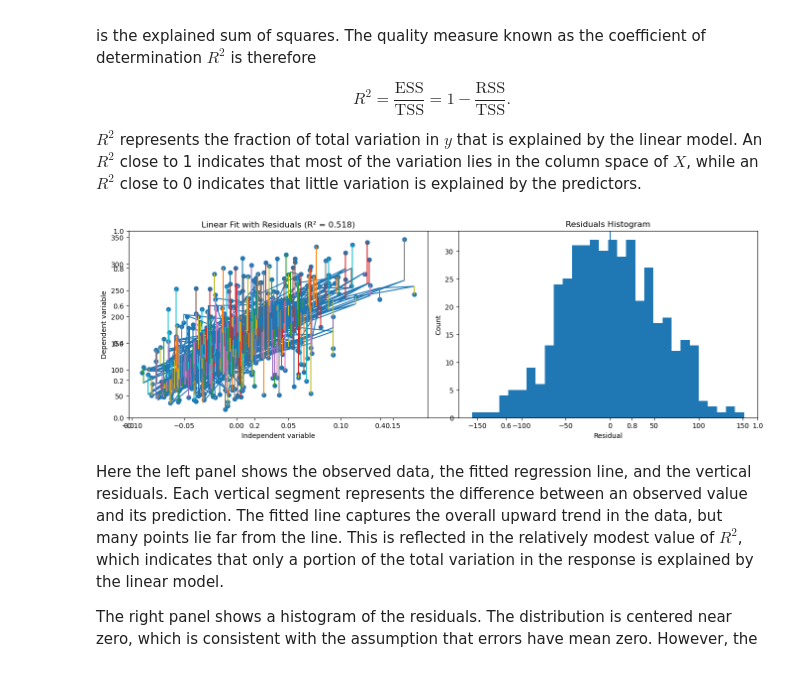
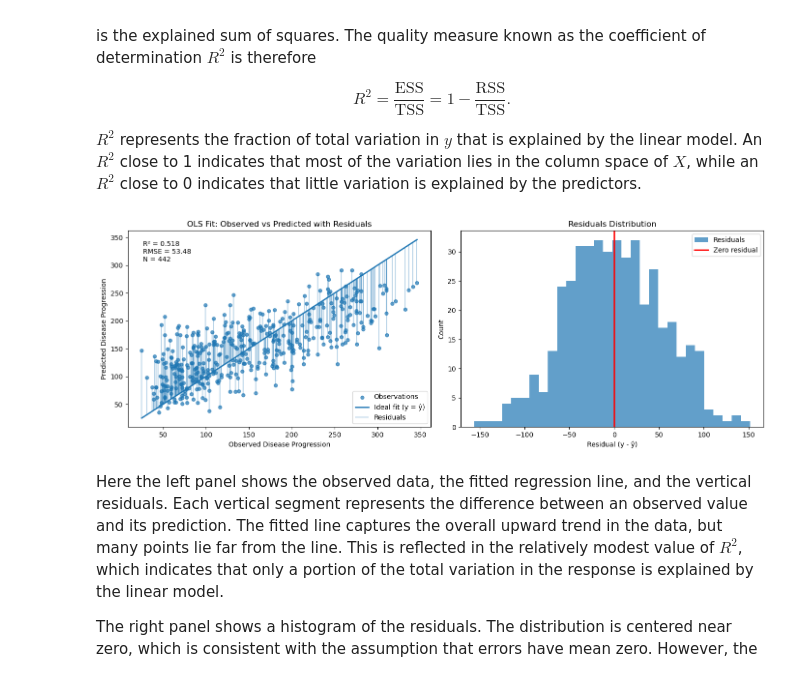
Before and after one commit to adamd1985/quant_research, a Jupyter notebook: deep_linear_regression.ipynb, the cells around one changed output. Cells and saved outputs as stored; diff of their text form; code cells hidden in the pictures.

```diff
--- a/deep_linear_regression.ipynb
+++ b/deep_linear_regression.ipynb
@@ -715,33 +715,44 @@ $$
 
 $R^2$ represents the fraction of total variation in $y$ that is explained by the linear model. An $R^2$ close to 1 indicates that most of the variation lies in the column space of $X$, while an $R^2$ close to 0 indicates that little variation is explained by the predictors.
 # %%
+n = X.shape[0]
+X_design = np.column_stack((np.ones(n), X))
+
+beta = inv(X_design.T @ X_design) @ X_design.T @ y
+y_hat = X_design @ beta
+
 residuals = y - y_hat
 ss_res = residuals @ residuals
 ss_tot = ((y - y.mean()) ** 2).sum()
 r2 = 1 - ss_res / ss_tot
+rmse = np.sqrt(ss_res / n)
 
-fig, ax1 = plt.subplots(figsize=(14, 5))
+order = np.argsort(y)
+ys = y[order]
+yhs = y_hat[order]
 
-plt.subplot(1, 2, 1)
-plt.scatter(x, y)
-plt.plot(x, y_hat)
-for xi, yi, yhi in zip(x, y, y_hat):
-    plt.plot([xi, xi], [yhi, yi])
-plt.xlabel("Independent variable")
-plt.ylabel("Dependent variable")
-plt.title(f"Linear Fit with Residuals (R² = {r2:.3f})")
+fig, (ax0, ax1) = plt.subplots(1, 2, figsize=(14, 5))
 
-plt.subplot(1, 2, 2)
-plt.hist(residuals, bins=30)
-plt.axvline(0)
-plt.xlabel("Residual")
-plt.ylabel("Count")
-plt.title("Residuals Histogram")
+ax0.scatter(y, y_hat, s=25, alpha=0.7, label="Observations")
+ax0.plot([y.min(), y.max()], [y.min(), y.max()], linewidth=2, label="Ideal fit (y = ŷ)")
+ax0.vlines(y, y_hat, y, alpha=0.3, label="Residuals")
+ax0.set_xlabel("Observed Disease Progression")
+ax0.set_ylabel("Predicted Disease Progression")
+ax0.set_title("OLS Fit: Observed vs Predicted with Residuals")
+ax0.text(0.05, 0.95, f"R² = {r2:.3f}\nRMSE = {rmse:.2f}\nN = {n}", transform=ax0.transAxes, verticalalignment="top")
+ax0.legend()
+
+ax1.hist(residuals, bins=30, alpha=0.7, label="Residuals")
+ax1.axvline(0, linewidth=2, color="red", label="Zero residual")
+ax1.set_xlabel("Residual (y - ŷ)")
+ax1.set_ylabel("Count")
+ax1.set_title("Residuals Distribution")
+ax1.legend()
 
 plt.tight_layout()
 plt.show()
 # %% [output]
-[figure, old version]
+[figure, new version]
 # %% [markdown]
 Here the left panel shows the observed data, the fitted regression line, and the vertical residuals. Each vertical segment represents the difference between an observed value and its prediction. The fitted line captures the overall upward trend in the data, but many points lie far from the line. This is reflected in the relatively modest value of $R^2$, which indicates that only a portion of the total variation in the response is explained by the linear model.
 
```
Also changed, not shown: parts of 2 cells of this notebook.
